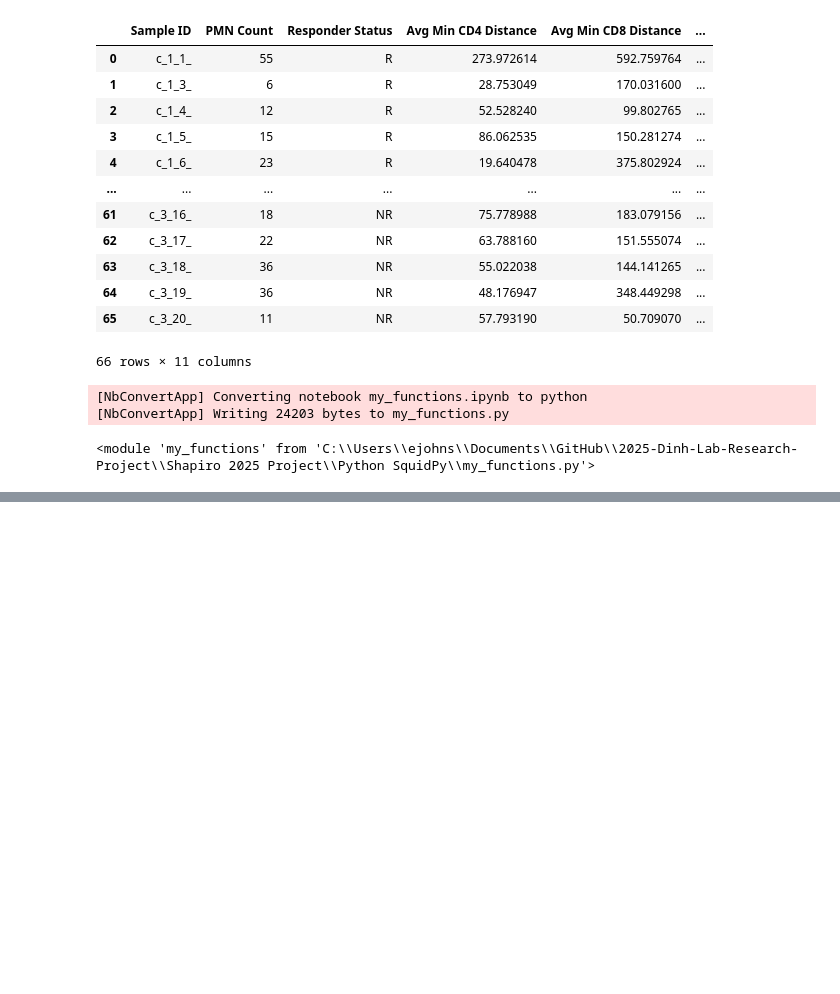
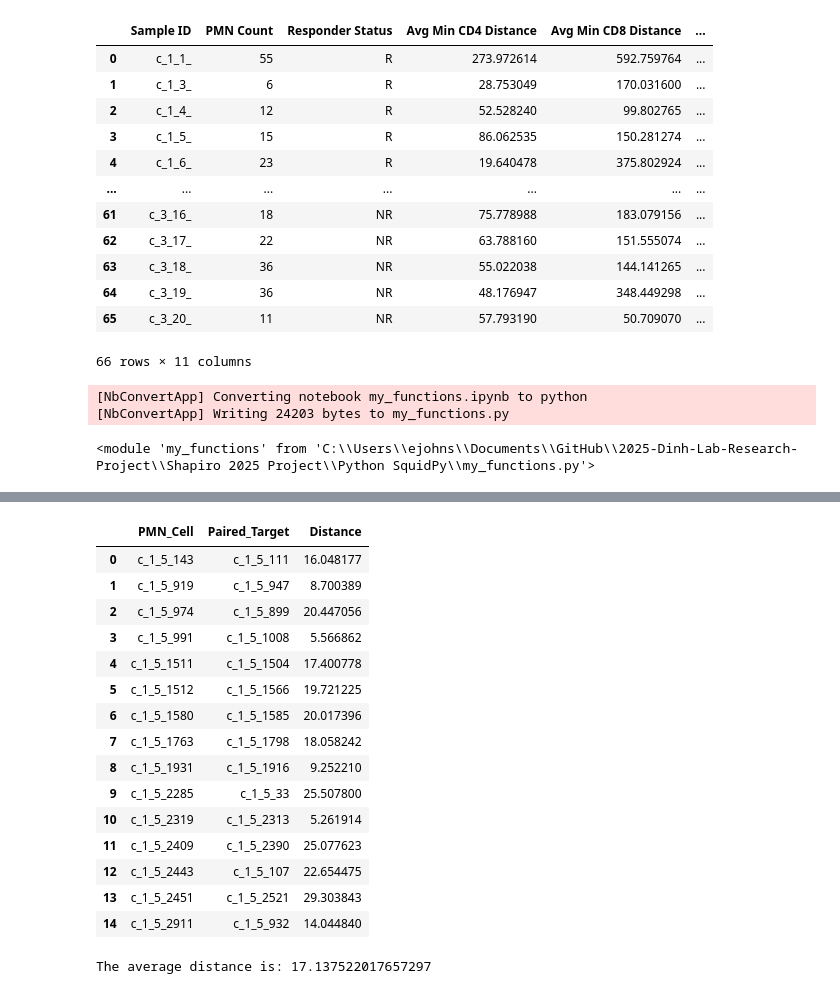
Before and after one commit to EDJohns/2025-Dinh-Lab-Research-Project, a Jupyter notebook: Shapiro 2025 Project/Python SquidPy/PMN_Immune_Cell_Distances.ipynb, the cells around one changed output, grey strips where cells are left out. Saved outputs shown, nothing was run; the diff lists cells and outputs as text; code cells hidden in the pictures; blank space fills up the shorter version.

```diff
--- a/Shapiro 2025 Project/Python SquidPy/PMN_Immune_Cell_Distances.ipynb
+++ b/Shapiro 2025 Project/Python SquidPy/PMN_Immune_Cell_Distances.ipynb
@@ -132,3 +132,65 @@ importlib.reload(my_functions)
 [NbConvertApp] Converting notebook my_functions.ipynb to python
 [NbConvertApp] Writing 24203 bytes to my_functions.py
 <module 'my_functions' from 'C:\\Users\\ejohns\\Documents\\GitHub\\2025-Dinh-Lab-Research-Project\\Shapiro 2025 Project\\Python SquidPy\\my_functions.py'>
+# %%
+import my_functions
+def mininum_distance_exclusive_pairing(distance_matrix):
+    import pandas as pd
+    import numpy as np
+    from scipy.optimize import linear_sum_assignment
+
+    # --- 1. Define your Distance Matrix as a Pandas DataFrame ---
+    distance_data=distance_matrix
+    distance_df = pd.DataFrame(distance_data)
+
+    # --- 2. Apply the Hungarian Algorithm ---
+    # The scipy function requires a NumPy array, so we extract it using .to_numpy()
+    cost_matrix = distance_df.to_numpy()
+    pmn_indices, target_indices = linear_sum_assignment(cost_matrix)
+
+    # --- 3. Map Indices back to DataFrame Labels ---
+    # Get the actual labels from the DataFrame's index and columns
+    paired_pmns = distance_df.index[pmn_indices]
+    paired_targets = distance_df.columns[target_indices]
+
+    # Get the distances for the optimal pairs
+    optimal_distances = cost_matrix[pmn_indices, target_indices]
+
+    # --- 4. Create a DataFrame for the Results and Display ---
+    # This provides a clean, readable output of the optimal pairings.
+    results_df = pd.DataFrame({
+        'PMN_Cell': paired_pmns,
+        'Paired_Target': paired_targets,
+        'Distance': optimal_distances
+    })
+
+    average_distance = results_df['Distance'].mean()
+    print(f'The average distance is: {average_distance}')
+
+    # Calculate the minimum total distance
+    min_total_distance = optimal_distances.sum()
+    print(f"\nMinimum Overall Distance: {min_total_distance}")
+
+    # Identify unpaired PMNs using the DataFrame's index
+    all_pmns = set(distance_df.index)
+    paired_pmns_set = set(paired_pmns)
+    unpaired_pmns = all_pmns - paired_pmns_set
+
+    return{
+        "Pair Matrix":results_df,
+        "Average Distance":average_distance
+    }
+
+
+sample_id="c_1_5"
+target_cell="Tumor_cells"
+
+# Gets Distance Matrix Between PMNs and Target Cells
+results=my_functions.nearest_cells_of_particular_type(adata,sample_id,target_cell)
+distance_matrix=results["Distance Matrix"]
+distance_matrix=distance_matrix.drop(["Minimum Distance","Average Distance"],axis=1)
+
+results=mininum_distance_exclusive_pairing(distance_matrix)
+display(results["Pair Matrix"])
+print(f'The average distance is: {results["Average Distance"]}')
+# %% [output]
@@ -134,0 +200,17 @@ importlib.reload(my_functions)
+|  | PMN_Cell | Paired_Target | Distance |
+| 0 | c_1_5_143 | c_1_5_111 | 16.048177 |
+| 1 | c_1_5_919 | c_1_5_947 | 8.700389 |
+| 2 | c_1_5_974 | c_1_5_899 | 20.447056 |
+| 3 | c_1_5_991 | c_1_5_1008 | 5.566862 |
+| 4 | c_1_5_1511 | c_1_5_1504 | 17.400778 |
+| 5 | c_1_5_1512 | c_1_5_1566 | 19.721225 |
+| 6 | c_1_5_1580 | c_1_5_1585 | 20.017396 |
+| 7 | c_1_5_1763 | c_1_5_1798 | 18.058242 |
+| 8 | c_1_5_1931 | c_1_5_1916 | 9.252210 |
+| 9 | c_1_5_2285 | c_1_5_33 | 25.507800 |
+| 10 | c_1_5_2319 | c_1_5_2313 | 5.261914 |
+| 11 | c_1_5_2409 | c_1_5_2390 | 25.077623 |
+| 12 | c_1_5_2443 | c_1_5_107 | 22.654475 |
+| 13 | c_1_5_2451 | c_1_5_2521 | 29.303843 |
+| 14 | c_1_5_2911 | c_1_5_932 | 14.044840 |
+The average distance is: 17.137522017657297
```
Also changed, not shown: parts of 2 cells of this notebook, 6 other files.
